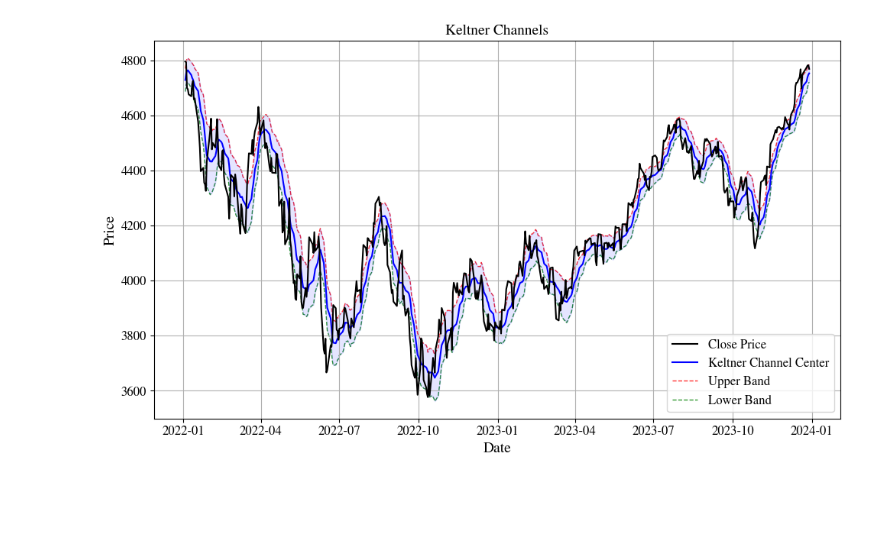
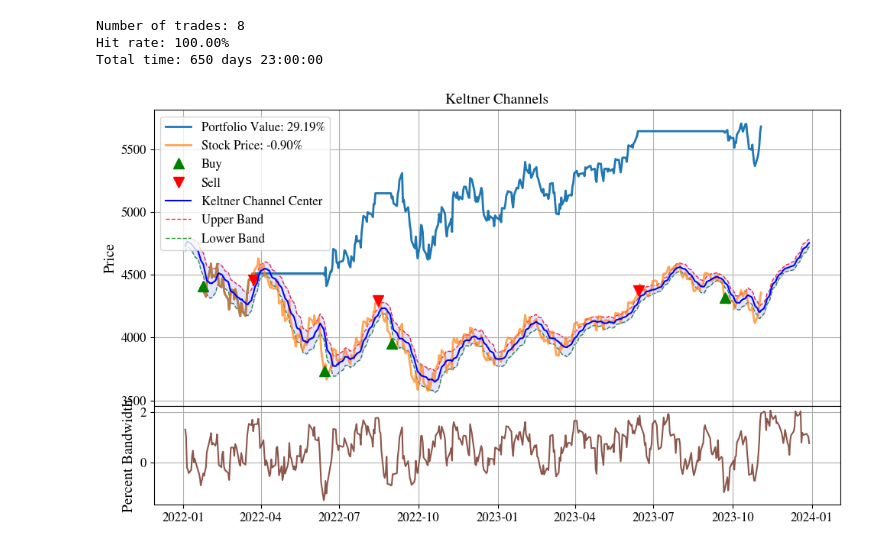
Before and after one commit to PriyadarshiAkshay/qaunt-finance, a Jupyter notebook: bollinger_bands.ipynb, the cells around one changed output. Saved outputs shown, nothing was run; the diff lists cells and outputs as text; code cells hidden in the pictures; blank space fills up the shorter version.

Commit message:
updated backtesting method and strategies

```diff
--- a/bollinger_bands.ipynb
+++ b/bollinger_bands.ipynb
@@ -77,0 +141,20 @@ plt.show()
+# %%
+%matplotlib inline
+import matplotlib.pyplot as plt
+keltner_period=10
+stock_data['typical_price']=(stock_data['High']+stock_data['Low']+stock_data['Close'])/3
+stock_data['keltner_channel_center']=stock_data['typical_price'].rolling(window=keltner_period).mean()
+stock_data['range']=stock_data['High']-stock_data['Low']
+stock_data['keltner_channel_width']=stock_data['range'].rolling(window=keltner_period).mean()
+
+datelims=['2022-01-01','2023-12-31']
+_stock_data=stock_data.loc[datelims[0]:datelims[1]]
+
+percent_bandwidth_keltner=(_stock_data['Close']-(_stock_data['keltner_channel_center']-_stock_data['keltner_channel_width']))/(2*_stock_data['keltner_channel_width'])
+
+plt.hist(percent_bandwidth_keltner,bins=50)
+plt.xlabel('Percent Bandwidth')
+plt.ylabel('Frequency')
+plt.title('Histogram of Percent Bandwidth')
+plt.grid()
+plt.show()
@@ -78,48 +209,65 @@ plt.show()
 # %%
-keltner_period=10
-stock_data['typical_price']=(stock_data['High']+stock_data['Low']+stock_data['Close'])/3
-stock_data['keltner_channel_center']=stock_data['typical_price'].rolling(window=keltner_period).mean()
-stock_data['range']=stock_data['High']-stock_data['Low']
-stock_data['keltner_channel_width']=stock_data['range'].rolling(window=keltner_period).mean()
 
+# Buy when close price crosses above upper band
+# Sell when close price crosses below lower band
 
-datelims=['2022-01-01','2023-12-31']
-_stock_data=stock_data.loc[datelims[0]:datelims[1]]
+sell_signals = _stock_data[percent_bandwidth_keltner > best_strategy['second_limit']]
+buy_signals = _stock_data[percent_bandwidth_keltner < best_strategy['first_limit']]
 
-%matplotlib inline
-import matplotlib.pyplot as plt
+keltner_signals = _stock_data.copy()
+
+keltner_signals['signal'] = None
+keltner_signals.loc[sell_signals.index, 'signal'] = 'sell'
+keltner_signals.loc[buy_signals.index, 'signal'] = 'buy'
+
+backtester = Backtest(keltner_signals,_stock_data)
+backtester.run_backtest()
 
 plt.rcParams['mathtext.fontset'] = 'stix'
 plt.rcParams['font.family'] = 'STIXGeneral'
 
 
 SMALL_SIZE = 12
 MEDIUM_SIZE = 14
 BIGGER_SIZE = 14
 
 plt.rc('font', size=SMALL_SIZE)          # controls default text sizes
 plt.rc('axes', titlesize=BIGGER_SIZE)     # fontsize of the axes title
 plt.rc('axes', labelsize=MEDIUM_SIZE)    # fontsize of the x and y labels
 plt.rc('xtick', labelsize=SMALL_SIZE)    # fontsize of the tick labels
 plt.rc('ytick', labelsize=SMALL_SIZE)    # fontsize of the tick labels
 plt.rc('legend', fontsize=SMALL_SIZE)    # legend fontsize
 
 
 
 fig = plt.figure(figsize=(10, 6))
+gs = fig.add_gridspec(nrows=2, ncols=1, height_ratios=[3, 1], hspace=0)
 
-plt.plot(_stock_data['Close'],label='Close Price',color='black',zorder=5)
-plt.plot(_stock_data['keltner_channel_center'],label='Keltner Channel Center',color='blue',zorder=2)
-plt.plot(_stock_data['keltner_channel_center']+_stock_data['keltner_channel_width'],label='Upper Band',color='red',linestyle='--',linewidth=1,alpha=.8,zorder=0)
-plt.plot(_stock_data['keltner_channel_center']-_stock_data['keltner_channel_width'],label='Lower Band',color='green',linestyle='--',linewidth=1,alpha=.8,zorder=0)
-plt.fill_between(_stock_data.index,_stock_data['keltner_channel_center']+_stock_data['keltner_channel_width'],_stock_data['keltner_channel_center']-_stock_data['keltner_channel_width'],color='blue',alpha=.1)
-plt.xlabel('Date')
-plt.ylabel('Price')
-plt.grid()
-plt.legend()
-plt.title('Keltner Channels')
+ax1 = fig.add_subplot(gs[0, 0])
+ax2 = fig.add_subplot(gs[1, 0], sharex=ax1)
+
+ax2.plot(percent_bandwidth_keltner, label='Percent Bandwidth', color='tab:brown', zorder=5)
+ax2.set_ylabel('Percent Bandwidth')
+ax2.grid()
+#ax2.legend()
+
+#ax1.plot(_stock_data['Close'],label='Close Price',color='black',zorder=5)
+
+ax1=backtester.plot_strategy(tikr='SP500', ax=ax1)
+ax1.plot(_stock_data['keltner_channel_center'],label='Keltner Channel Center',color='blue',zorder=2)
+ax1.plot(_stock_data['keltner_channel_center']+_stock_data['keltner_channel_width'],label='Upper Band',color='red',linestyle='--',linewidth=1,alpha=.8,zorder=0)
+ax1.plot(_stock_data['keltner_channel_center']-_stock_data['keltner_channel_width'],label='Lower Band',color='green',linestyle='--',linewidth=1,alpha=.8,zorder=0)
+ax1.fill_between(_stock_data.index,_stock_data['keltner_channel_center']+_stock_data['keltner_channel_width'],_stock_data['keltner_channel_center']-_stock_data['keltner_channel_width'],color='blue',alpha=.1)
+ax1.set_xlabel('Date')
+ax1.set_ylabel('Price')
+ax1.grid()
+ax1.legend()
+ax1.set_title('Keltner Channels')
 plt.tight_layout()
 plt.savefig('figures/keltner_channels.png',dpi=300,bbox_inches='tight')
 plt.show()
 # %% [output]
+Number of trades: 8
+Hit rate: 100.00%
+Total time: 650 days 23:00:00
-[figure, old version]
+[figure, new version]
```
Also changed, not shown: parts of 7 cells of this notebook, 5 other files.
